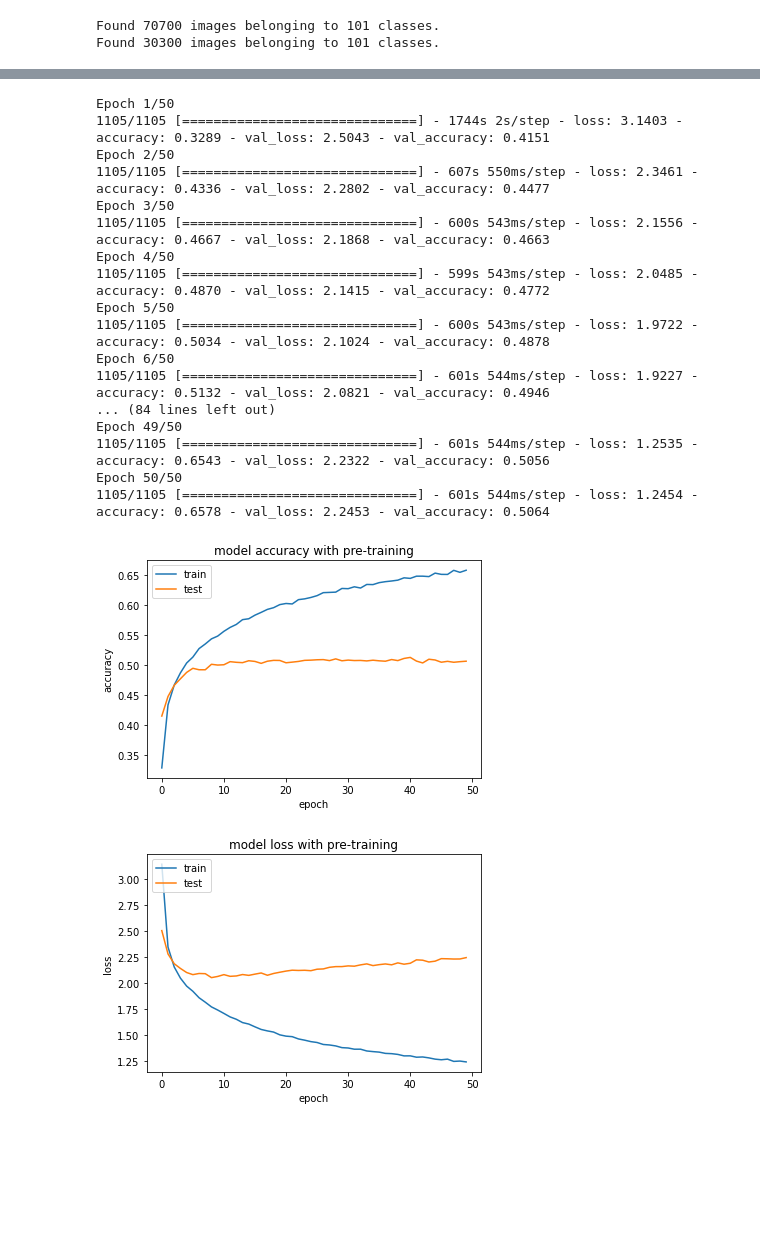
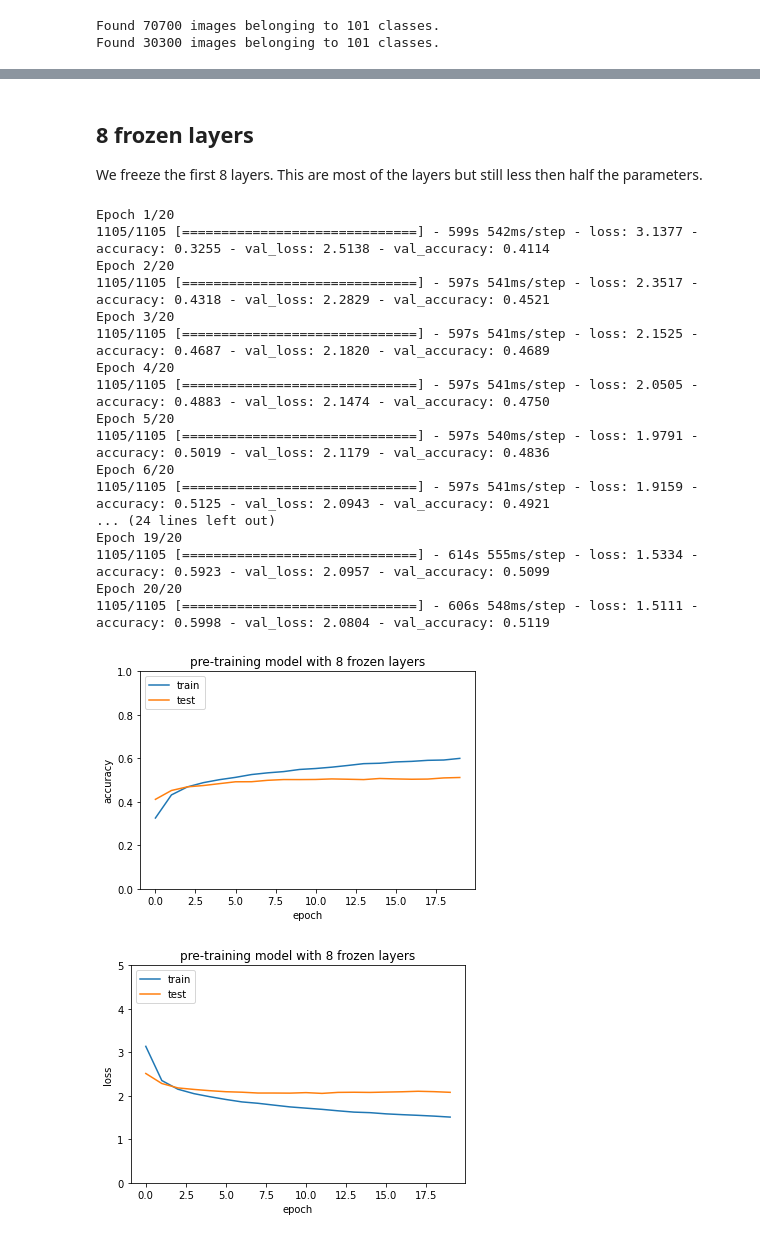
Before and after one commit to wagenrace/cytodata_sessions, a Jupyter notebook: transfer_learning/frozen_layers.ipynb, the cells around one changed output, grey strips where cells are left out. Cells and saved outputs as stored; diff of their text form; code cells hidden in the pictures; blank space fills up the shorter version.

Commit message:
update graphs frozen layers
Signed-off-by: tomnijhof <tom.nijhof@cytosmart.com>

```diff
--- a/transfer_learning/frozen_layers.ipynb
+++ b/transfer_learning/frozen_layers.ipynb
@@ -7,7 +7,7 @@ except:
     # Invalid device or cannot modify virtual devices once initialized.
     pass
 
-N_EPOCHES = 50
+N_EPOCHES = 20
 BATCH_SIZE = 64
 PATCH_DIMENSIONS = (128, 128)
 DATA_LOCATION = r"D:\data\food"
@@ -125,48 +139,53 @@ plt.show()
+# %% [markdown]
+## 8 frozen layers
+We freeze the first 8 layers. This are most of the layers but still less then half the parameters.
 # %%
 model_very_frozen = create_model(8)
 history = model_very_frozen.fit(train_generator,
             validation_data=validation_generator,
             epochs=N_EPOCHES)
 # %% [output]
-Epoch 1/50
-1105/1105 [==============================] - 1744s 2s/step - loss: 3.1403 - accuracy: 0.3289 - val_loss: 2.5043 - val_accuracy: 0.4151
-Epoch 2/50
-1105/1105 [==============================] - 607s 550ms/step - loss: 2.3461 - accuracy: 0.4336 - val_loss: 2.2802 - val_accuracy: 0.4477
-Epoch 3/50
-1105/1105 [==============================] - 600s 543ms/step - loss: 2.1556 - accuracy: 0.4667 - val_loss: 2.1868 - val_accuracy: 0.4663
-Epoch 4/50
-1105/1105 [==============================] - 599s 543ms/step - loss: 2.0485 - accuracy: 0.4870 - val_loss: 2.1415 - val_accuracy: 0.4772
-Epoch 5/50
-1105/1105 [==============================] - 600s 543ms/step - loss: 1.9722 - accuracy: 0.5034 - val_loss: 2.1024 - val_accuracy: 0.4878
-Epoch 6/50
-1105/1105 [==============================] - 601s 544ms/step - loss: 1.9227 - accuracy: 0.5132 - val_loss: 2.0821 - val_accuracy: 0.4946
-... (84 lines left out)
-Epoch 49/50
-1105/1105 [==============================] - 601s 544ms/step - loss: 1.2535 - accuracy: 0.6543 - val_loss: 2.2322 - val_accuracy: 0.5056
-Epoch 50/50
-1105/1105 [==============================] - 601s 544ms/step - loss: 1.2454 - accuracy: 0.6578 - val_loss: 2.2453 - val_accuracy: 0.5064
+Epoch 1/20
+1105/1105 [==============================] - 599s 542ms/step - loss: 3.1377 - accuracy: 0.3255 - val_loss: 2.5138 - val_accuracy: 0.4114
+Epoch 2/20
+1105/1105 [==============================] - 597s 541ms/step - loss: 2.3517 - accuracy: 0.4318 - val_loss: 2.2829 - val_accuracy: 0.4521
+Epoch 3/20
+1105/1105 [==============================] - 597s 541ms/step - loss: 2.1525 - accuracy: 0.4687 - val_loss: 2.1820 - val_accuracy: 0.4689
+Epoch 4/20
+1105/1105 [==============================] - 597s 541ms/step - loss: 2.0505 - accuracy: 0.4883 - val_loss: 2.1474 - val_accuracy: 0.4750
+Epoch 5/20
+1105/1105 [==============================] - 597s 540ms/step - loss: 1.9791 - accuracy: 0.5019 - val_loss: 2.1179 - val_accuracy: 0.4836
+Epoch 6/20
+1105/1105 [==============================] - 597s 541ms/step - loss: 1.9159 - accuracy: 0.5125 - val_loss: 2.0943 - val_accuracy: 0.4921
+... (24 lines left out)
+Epoch 19/20
+1105/1105 [==============================] - 614s 555ms/step - loss: 1.5334 - accuracy: 0.5923 - val_loss: 2.0957 - val_accuracy: 0.5099
+Epoch 20/20
+1105/1105 [==============================] - 606s 548ms/step - loss: 1.5111 - accuracy: 0.5998 - val_loss: 2.0804 - val_accuracy: 0.5119
 # %%
 # summarize history for accuracy
 plt.plot(history.history['accuracy'])
 plt.plot(history.history['val_accuracy'])
-plt.title('model accuracy with pre-training')
+plt.title('pre-training model with 8 frozen layers')
 plt.ylabel('accuracy')
 plt.xlabel('epoch')
+plt.ylim([0,1])
 plt.legend(['train', 'test'], loc='upper left')
 plt.show()
 # %% [output]
-[figure, old version]
+[figure, new version]
 # %%
 # summarize history for loss
 plt.plot(history.history['loss'])
 plt.plot(history.history['val_loss'])
-plt.title('model loss with pre-training')
+plt.title('pre-training model with 8 frozen layers')
 plt.ylabel('loss')
 plt.xlabel('epoch')
+plt.ylim([0,5])
 plt.legend(['train', 'test'], loc='upper left')
 plt.show()
 # %% [output]
-[figure, old version]
+[figure, new version]
 # %%
 model_completely_frozen = create_model(9)
 history = model_completely_frozen.fit(train_generator,
```
Also changed, not shown: parts of 11 cells of this notebook.
